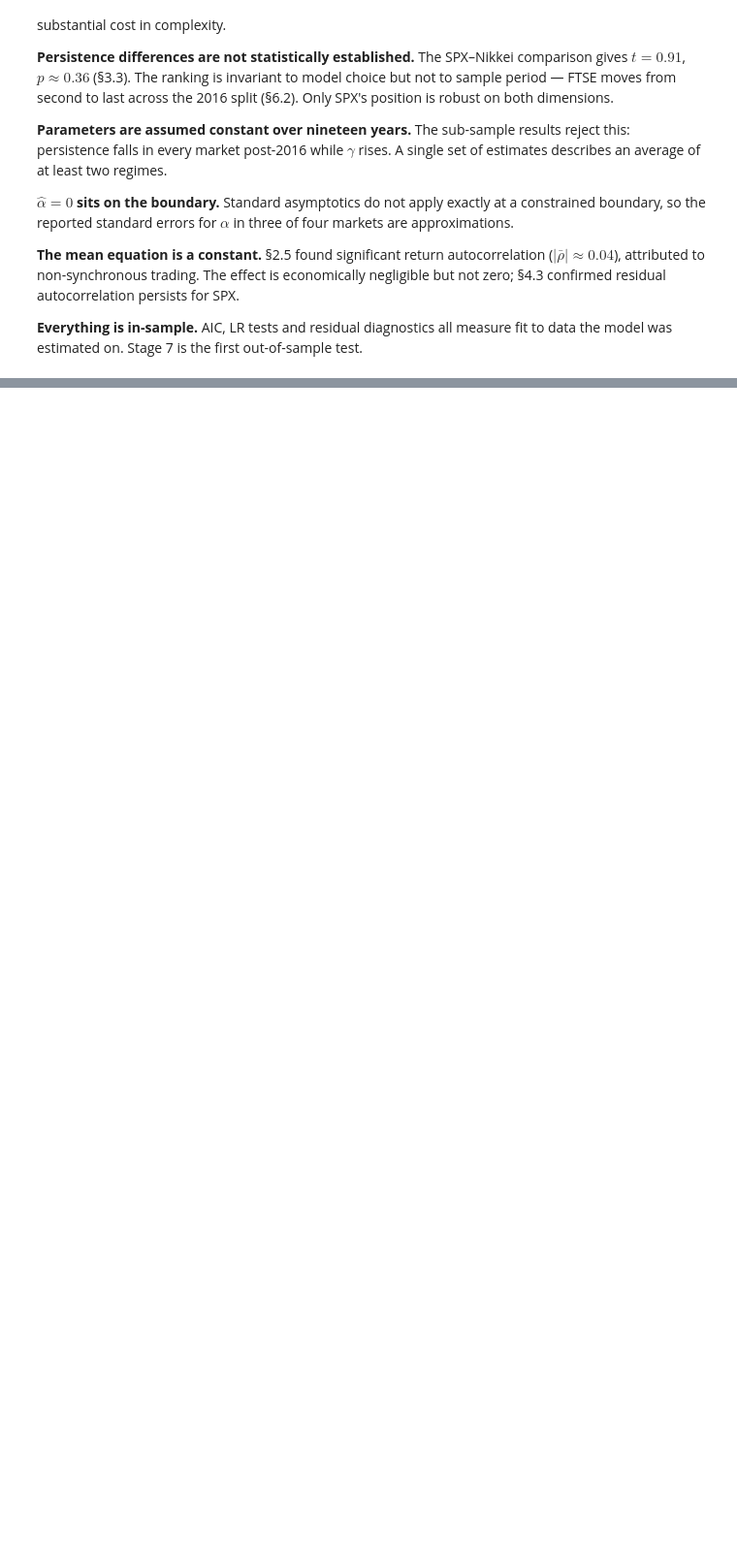
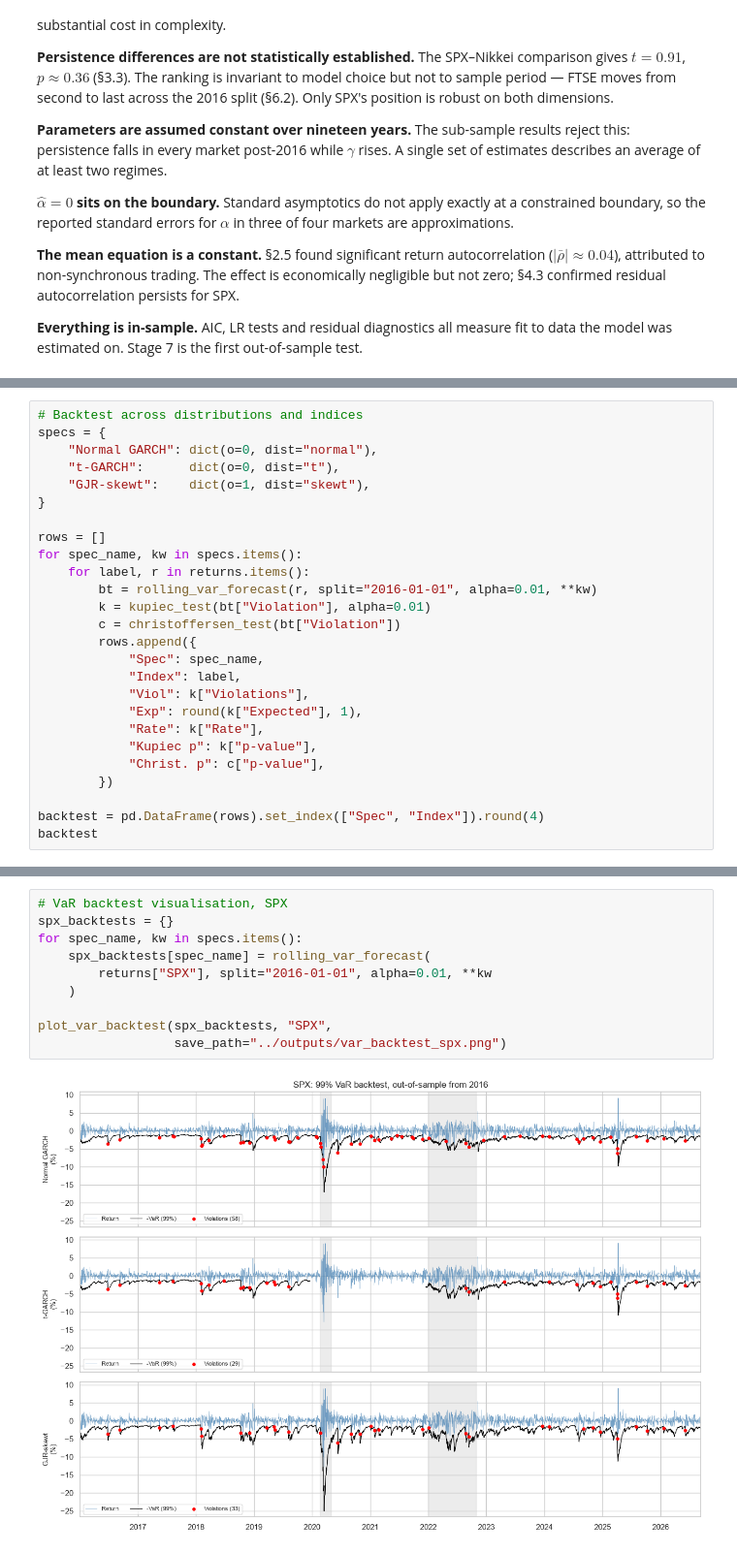
Before and after one commit to PeacoFoxy/StockMarket-Projects, a Jupyter notebook: garch_project/notebooks/garch_analysis.ipynb, the cells around one changed output, grey strips where cells are left out. Shown at 97% size. Cells and saved outputs as stored; diff of their text form; blank space fills up the shorter version.

Commit message:
Stage 7: out-of-sample VaR backtesting, Kupiec and Christoffersen tests

```diff
--- a/garch_project/notebooks/garch_analysis.ipynb
+++ b/garch_project/notebooks/garch_analysis.ipynb
@@ -1457,0 +1534,26 @@ For SPX, SX5E and FTSE the curve is exactly flat to the right of zero — a +5%
+# %%
+# Backtest across distributions and indices
+specs = {
+    "Normal GARCH": dict(o=0, dist="normal"),
+    "t-GARCH":      dict(o=0, dist="t"),
+    "GJR-skewt":    dict(o=1, dist="skewt"),
+}
+
+rows = []
+for spec_name, kw in specs.items():
+    for label, r in returns.items():
+        bt = rolling_var_forecast(r, split="2016-01-01", alpha=0.01, **kw)
+        k = kupiec_test(bt["Violation"], alpha=0.01)
+        c = christoffersen_test(bt["Violation"])
+        rows.append({
+            "Spec": spec_name,
+            "Index": label,
+            "Viol": k["Violations"],
+            "Exp": round(k["Expected"], 1),
+            "Rate": k["Rate"],
+            "Kupiec p": k["p-value"],
+            "Christ. p": c["p-value"],
+        })
+
+backtest = pd.DataFrame(rows).set_index(["Spec", "Index"]).round(4)
+backtest
@@ -1457,0 +1593,12 @@ For SPX, SX5E and FTSE the curve is exactly flat to the right of zero — a +5%
+# %%
+# VaR backtest visualisation, SPX
+spx_backtests = {}
+for spec_name, kw in specs.items():
+    spx_backtests[spec_name] = rolling_var_forecast(
+        returns["SPX"], split="2016-01-01", alpha=0.01, **kw
+    )
+
+plot_var_backtest(spx_backtests, "SPX",
+                  save_path="../outputs/var_backtest_spx.png")
+# %% [output]
+[figure, added]
```
Also changed, not shown: parts of 10 cells of this notebook, 3 other files.
